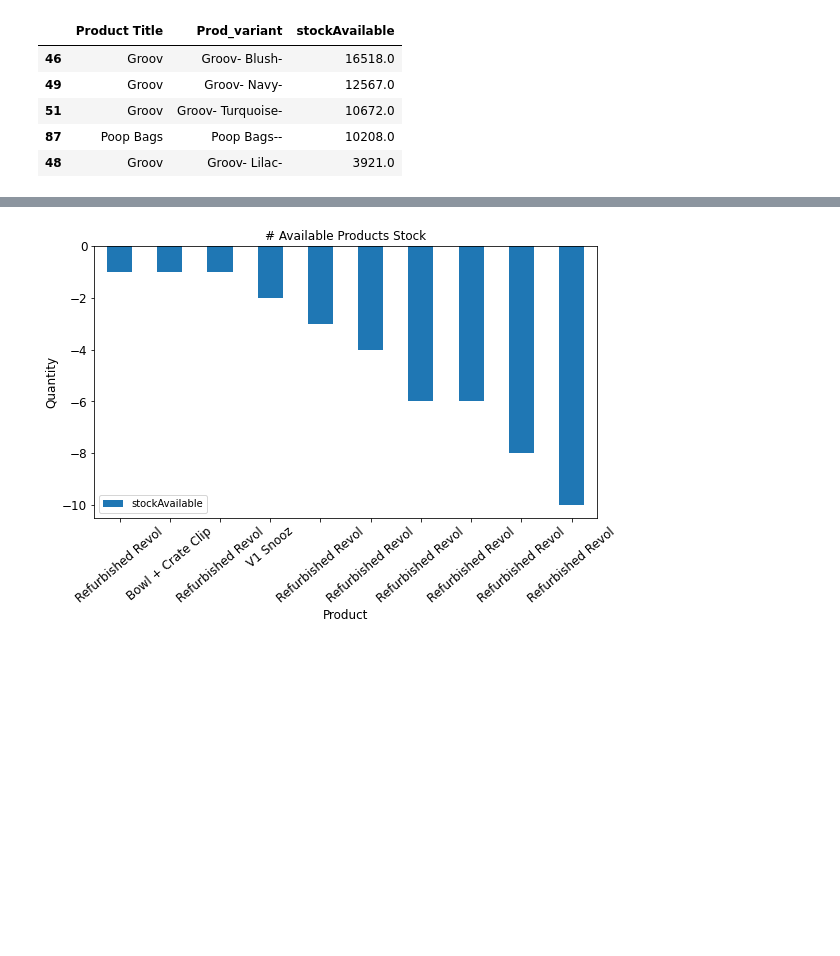
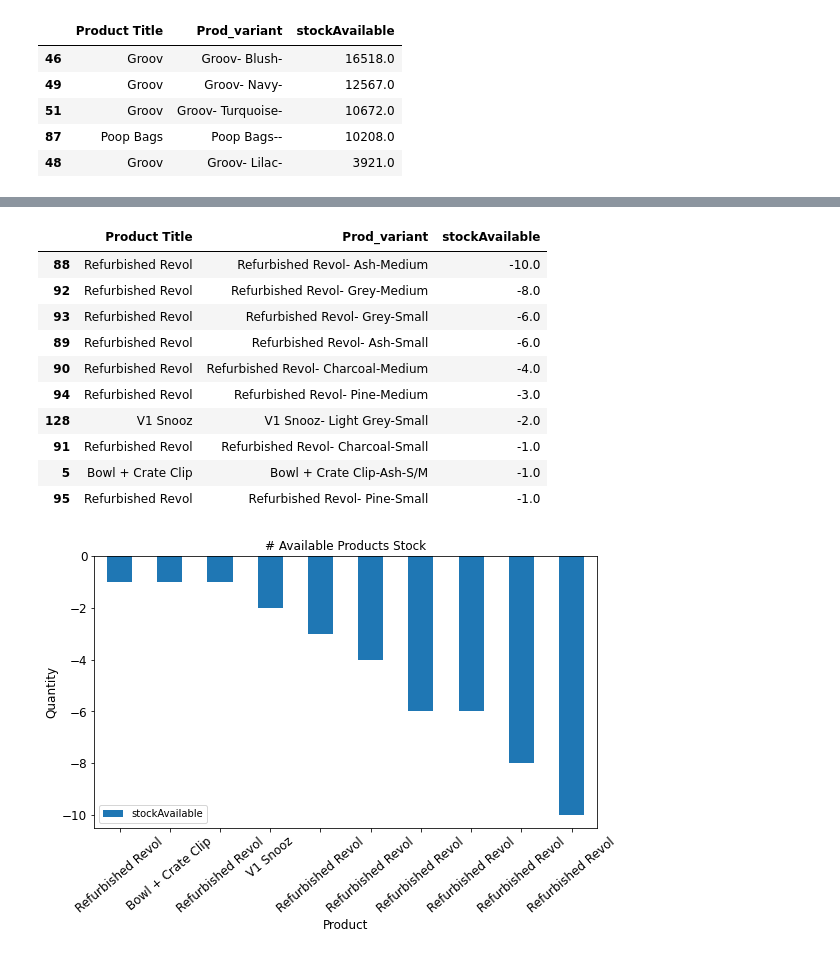
Before and after one commit to revatikharate/Diggs-Business-Intelligence, a Jupyter notebook: Inventory.ipynb, the cells around one changed output, grey strips where cells are left out. Cells and saved outputs as stored; diff of their text form; code cells hidden in the pictures; blank space fills up the shorter version.

```diff
--- a/Inventory.ipynb
+++ b/Inventory.ipynb
@@ -198,2 +209,22 @@ plt.show()
+# %%
+# group by products  Bottom 10
+
+summarized_var_df_bottom_10 = pd.DataFrame(stock_data.groupby(['Product Title', 'Prod_variant']).agg({'stockAvailable': 'sum'}).reset_index())
+
+summarized_var_df_bottom_10 = summarized_var_df_bottom_10.sort_values(by='stockAvailable', ascending=True)
+
+summarized_var_df_bottom_10.head(10)
+# %% [output]
+|  | Product Title | Prod_variant | stockAvailable |
+| 88 | Refurbished Revol | Refurbished Revol- Ash-Medium | -10.0 |
+| 92 | Refurbished Revol | Refurbished Revol- Grey-Medium | -8.0 |
+| 93 | Refurbished Revol | Refurbished Revol- Grey-Small | -6.0 |
+| 89 | Refurbished Revol | Refurbished Revol- Ash-Small | -6.0 |
+| 90 | Refurbished Revol | Refurbished Revol- Charcoal-Medium | -4.0 |
+| 94 | Refurbished Revol | Refurbished Revol- Pine-Medium | -3.0 |
+| 128 | V1 Snooz | V1 Snooz- Light Grey-Small | -2.0 |
+| 91 | Refurbished Revol | Refurbished Revol- Charcoal-Small | -1.0 |
+| 5 | Bowl + Crate Clip | Bowl + Crate Clip-Ash-S/M | -1.0 |
+| 95 | Refurbished Revol | Refurbished Revol- Pine-Small | -1.0 |
 # %%
 
```
Also changed, not shown: parts of 7 cells of this notebook.
